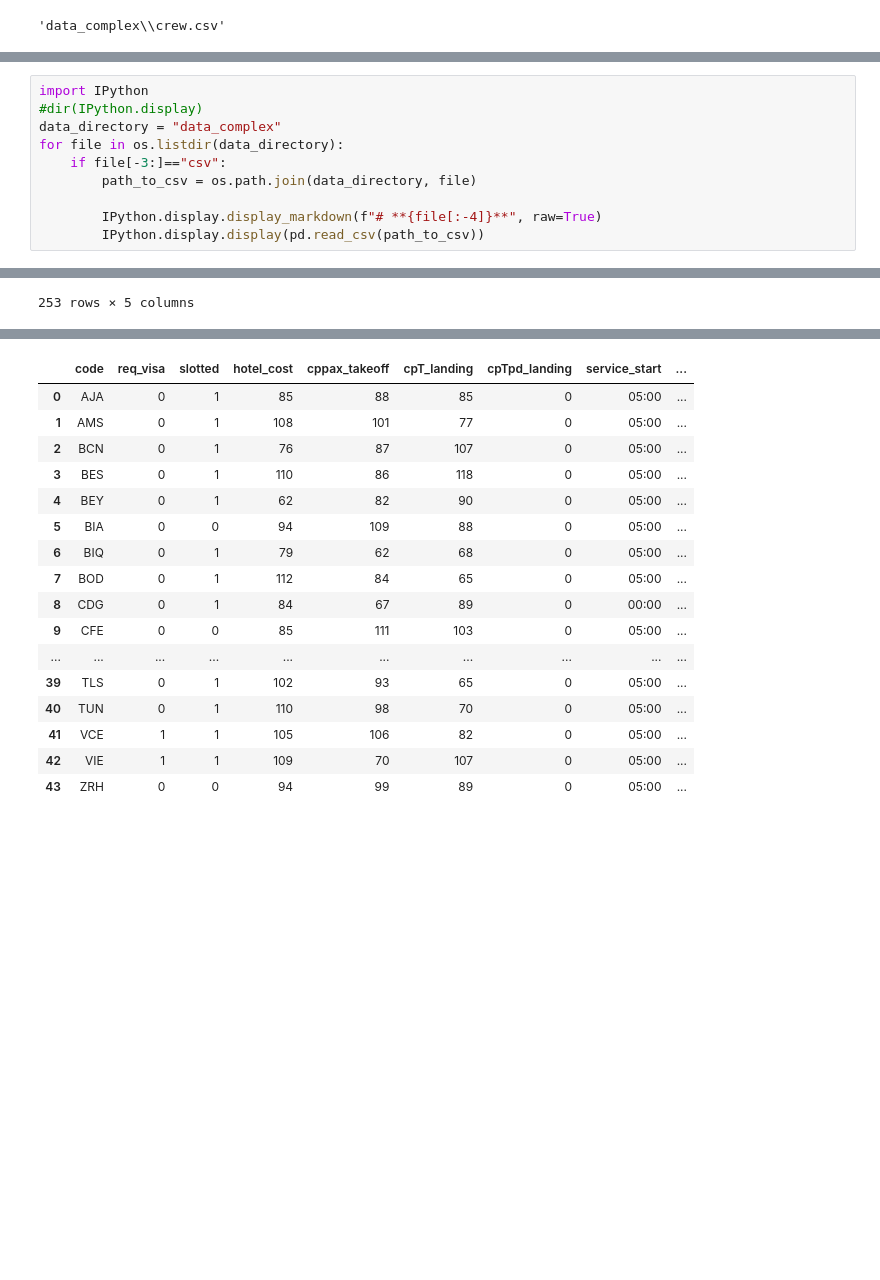
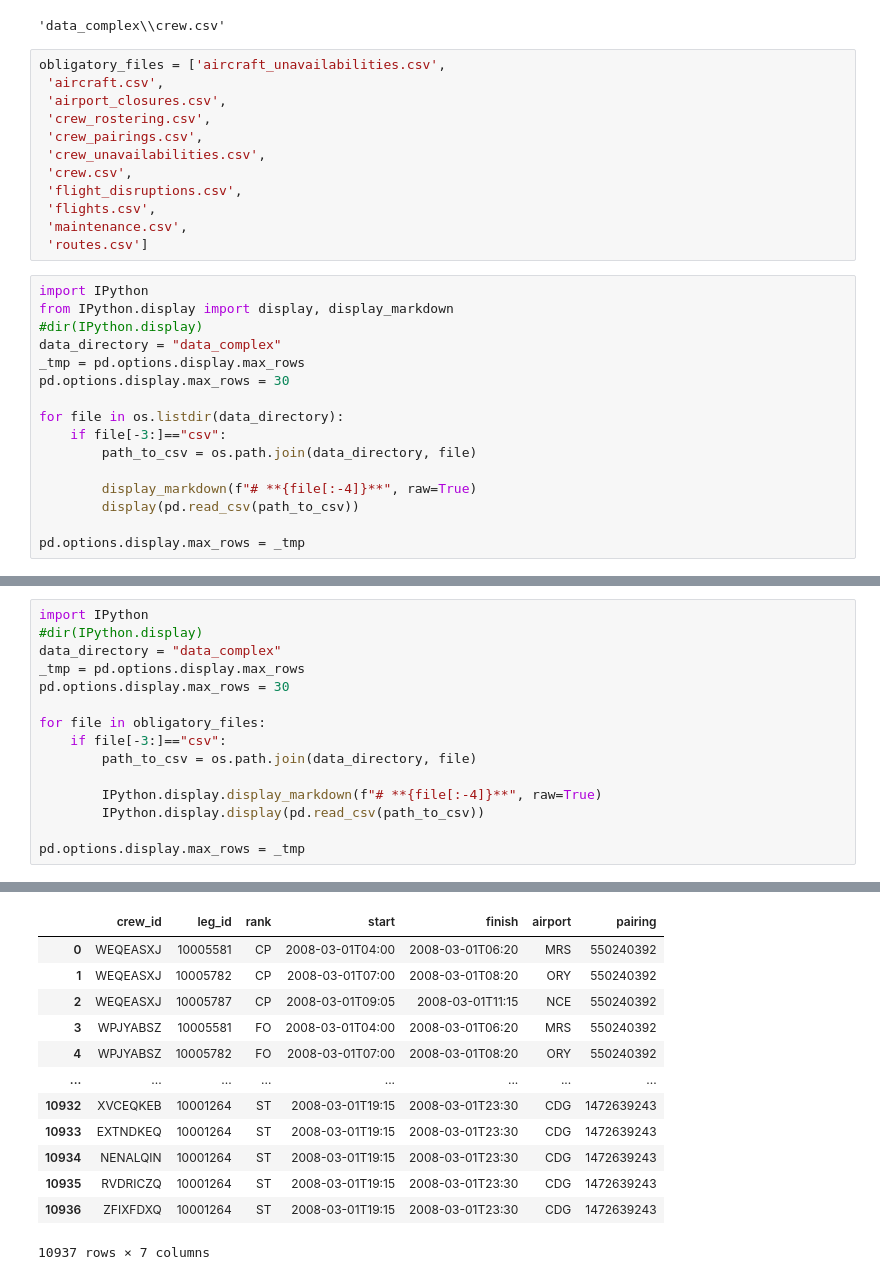
Before and after one commit to krzysiu5/QPoland-Quantum-Global-Hackathon-2024, a Jupyter notebook: exploration Marcin Massalski.ipynb, the cells around one changed output, grey strips where cells are left out. Saved outputs shown, nothing was run; the diff lists cells and outputs as text; blank space fills up the shorter version.

Commit message:
added class for loading data

```diff
--- a/exploration Marcin Massalski.ipynb
+++ b/exploration Marcin Massalski.ipynb
@@ -7,3 +7,31 @@ data_directory = "data_complex"
 os.path.join(data_directory, "crew.csv")
 # %% [output]
 'data_complex\\crew.csv'
+# %%
+obligatory_files = ['aircraft_unavailabilities.csv',
+ 'aircraft.csv',
+ 'airport_closures.csv',
+ 'crew_rostering.csv',
+ 'crew_pairings.csv',
+ 'crew_unavailabilities.csv',
+ 'crew.csv',
+ 'flight_disruptions.csv',
+ 'flights.csv',
+ 'maintenance.csv',
+ 'routes.csv']
+# %%
+import IPython
+from IPython.display import display, display_markdown
+#dir(IPython.display)
+data_directory = "data_complex"
+_tmp = pd.options.display.max_rows
+pd.options.display.max_rows = 30
+
+for file in os.listdir(data_directory):
+    if file[-3:]=="csv":
+        path_to_csv = os.path.join(data_directory, file)
+
+        display_markdown(f"# **{file[:-4]}**", raw=True)
+        display(pd.read_csv(path_to_csv))
+
+pd.options.display.max_rows = _tmp
@@ -11,10 +87,15 @@ os.path.join(data_directory, "crew.csv")
 import IPython
 #dir(IPython.display)
 data_directory = "data_complex"
-for file in os.listdir(data_directory):
+_tmp = pd.options.display.max_rows
+pd.options.display.max_rows = 30
+
+for file in obligatory_files:
     if file[-3:]=="csv":
         path_to_csv = os.path.join(data_directory, file)
 
         IPython.display.display_markdown(f"# **{file[:-4]}**", raw=True)
         IPython.display.display(pd.read_csv(path_to_csv))
+
+pd.options.display.max_rows = _tmp
 # %% [output]
@@ -34 +104,0 @@ for file in os.listdir(data_directory):
-253 rows × 5 columns
@@ -57,17 +123,13 @@ for file in os.listdir(data_directory):
-|  | code | req_visa | slotted | hotel_cost | cppax_takeoff | cpT_landing | cpTpd_landing | service_start | ... |
-| 0 | AJA | 0 | 1 | 85 | 88 | 85 | 0 | 05:00 | ... |
-| 1 | AMS | 0 | 1 | 108 | 101 | 77 | 0 | 05:00 | ... |
-| 2 | BCN | 0 | 1 | 76 | 87 | 107 | 0 | 05:00 | ... |
-| 3 | BES | 0 | 1 | 110 | 86 | 118 | 0 | 05:00 | ... |
-| 4 | BEY | 0 | 1 | 62 | 82 | 90 | 0 | 05:00 | ... |
-| 5 | BIA | 0 | 0 | 94 | 109 | 88 | 0 | 05:00 | ... |
-| 6 | BIQ | 0 | 1 | 79 | 62 | 68 | 0 | 05:00 | ... |
-| 7 | BOD | 0 | 1 | 112 | 84 | 65 | 0 | 05:00 | ... |
-| 8 | CDG | 0 | 1 | 84 | 67 | 89 | 0 | 00:00 | ... |
-| 9 | CFE | 0 | 0 | 85 | 111 | 103 | 0 | 05:00 | ... |
-| ... | ... | ... | ... | ... | ... | ... | ... | ... | ... |
-| 39 | TLS | 0 | 1 | 102 | 93 | 65 | 0 | 05:00 | ... |
-| 40 | TUN | 0 | 1 | 110 | 98 | 70 | 0 | 05:00 | ... |
-| 41 | VCE | 1 | 1 | 105 | 106 | 82 | 0 | 05:00 | ... |
-| 42 | VIE | 1 | 1 | 109 | 70 | 107 | 0 | 05:00 | ... |
-| 43 | ZRH | 0 | 0 | 94 | 99 | 89 | 0 | 05:00 | ... |
+|  | crew_id | leg_id | rank | start | finish | airport | pairing |
+| 0 | WEQEASXJ | 10005581 | CP | 2008-03-01T04:00 | 2008-03-01T06:20 | MRS | 550240392 |
+| 1 | WEQEASXJ | 10005782 | CP | 2008-03-01T07:00 | 2008-03-01T08:20 | ORY | 550240392 |
+| 2 | WEQEASXJ | 10005787 | CP | 2008-03-01T09:05 | 2008-03-01T11:15 | NCE | 550240392 |
+| 3 | WPJYABSZ | 10005581 | FO | 2008-03-01T04:00 | 2008-03-01T06:20 | MRS | 550240392 |
+| 4 | WPJYABSZ | 10005782 | FO | 2008-03-01T07:00 | 2008-03-01T08:20 | ORY | 550240392 |
+| ... | ... | ... | ... | ... | ... | ... | ... |
+| 10932 | XVCEQKEB | 10001264 | ST | 2008-03-01T19:15 | 2008-03-01T23:30 | CDG | 1472639243 |
+| 10933 | EXTNDKEQ | 10001264 | ST | 2008-03-01T19:15 | 2008-03-01T23:30 | CDG | 1472639243 |
+| 10934 | NENALQIN | 10001264 | ST | 2008-03-01T19:15 | 2008-03-01T23:30 | CDG | 1472639243 |
+| 10935 | RVDRICZQ | 10001264 | ST | 2008-03-01T19:15 | 2008-03-01T23:30 | CDG | 1472639243 |
+| 10936 | ZFIXFDXQ | 10001264 | ST | 2008-03-01T19:15 | 2008-03-01T23:30 | CDG | 1472639243 |
+10937 rows × 7 columns
```
Also changed, not shown: parts of 18 cells of this notebook, 2 other files.
